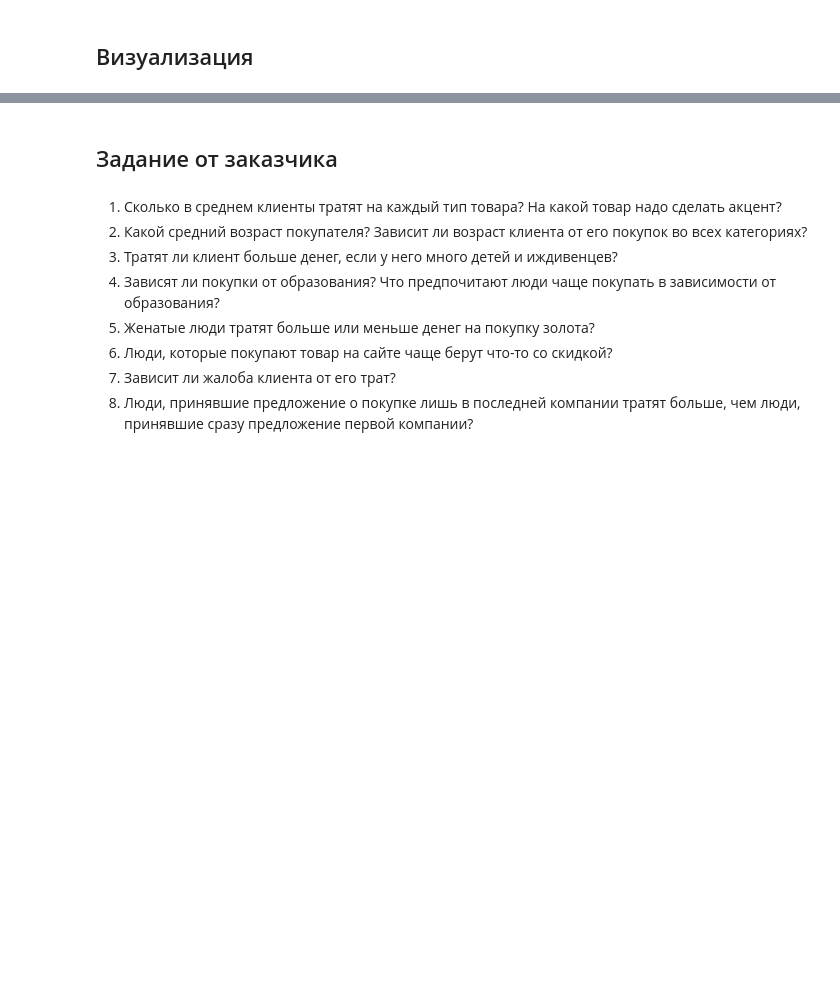
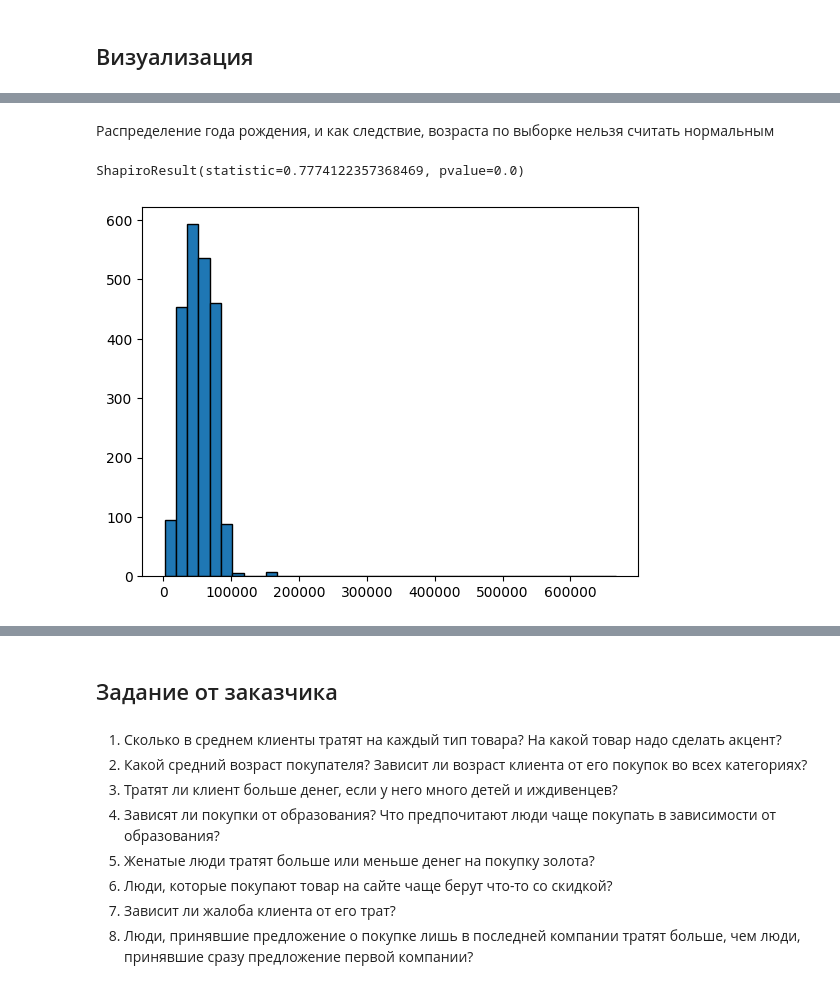
Before and after one commit to W1llAnn/1tdata-homework, a Jupyter notebook: 1.7 - homework PRO.ipynb, the cells around one changed output, grey strips where cells are left out. Saved outputs shown, nothing was run; the diff lists cells and outputs as text; code cells hidden in the pictures; blank space fills up the shorter version.

```diff
--- a/1.7 - homework PRO.ipynb
+++ b/1.7 - homework PRO.ipynb
@@ -114,0 +334,9 @@ df = pd.read_csv('../data/marketing_campaign.csv', sep='\t')
+# %% [markdown]
+Распределение года рождения, и как следствие, возраста по выборке нельзя считать нормальным
+# %%
+plt.hist(df_transform['income'], edgecolor='black', bins=40)
+
+shapiro(df_transform['income'])
+# %% [output]
+ShapiroResult(statistic=0.7774122357368469, pvalue=0.0)
+[figure, added]
```
Also changed, not shown: parts of 150 cells of this notebook, 1 other file.
